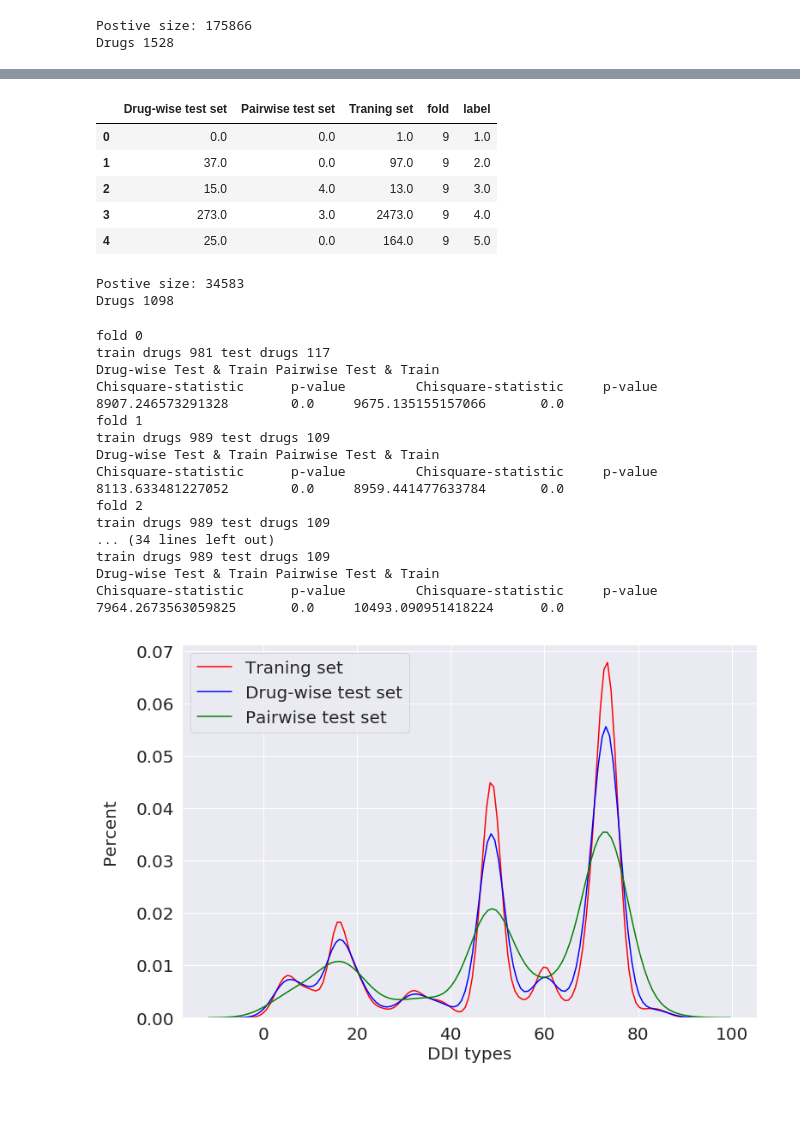
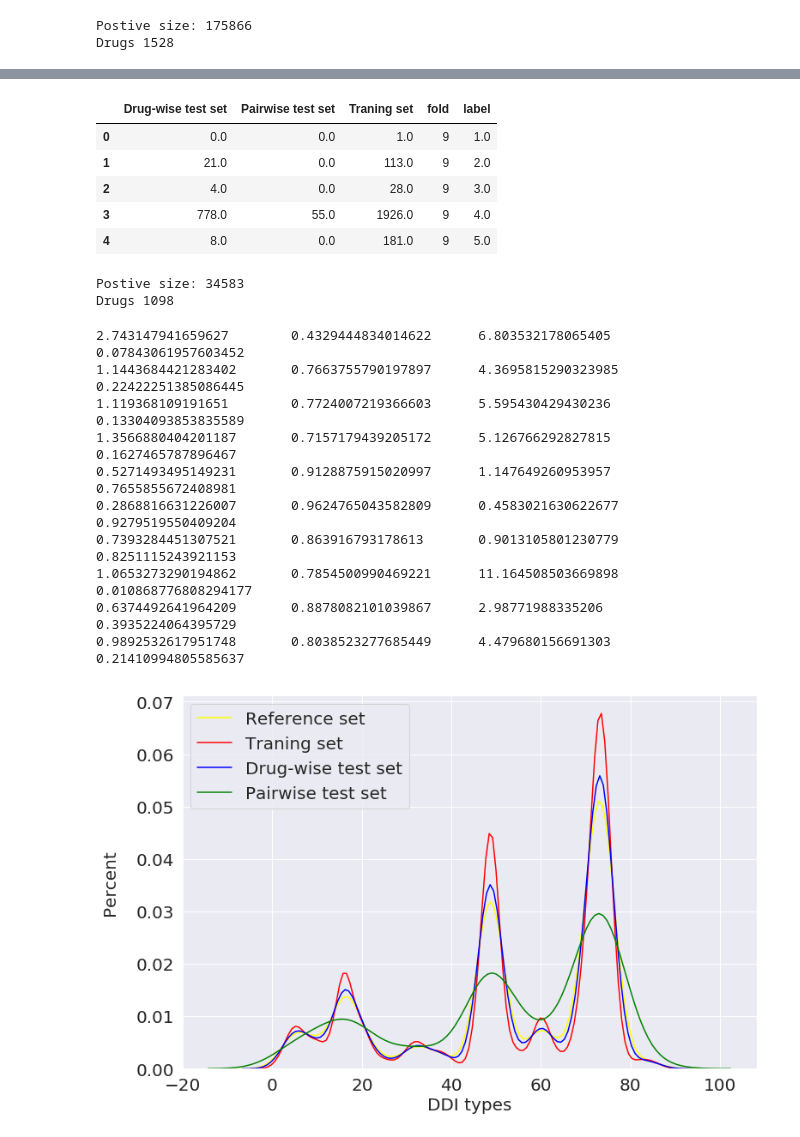
Before and after one commit to rcelebi/GraphEmbedding4DDI, a Jupyter notebook: plots/train_test_distrbution.ipynb, the cells around one changed output, grey strips where cells are left out. Saved outputs shown, nothing was run; the diff lists cells and outputs as text; code cells hidden in the pictures; blank space fills up the shorter version.

```diff
--- a/plots/train_test_distrbution.ipynb
+++ b/plots/train_test_distrbution.ipynb
@@ -47,14 +47,24 @@ Postive size: 175866
 Drugs 1528
 # %%
 from scipy.stats import chisquare
+
+def classify_4labels(a):
+    if a in [49, 47,73]:
+        return a
+    else:
+        return 0
+
 def chisquare_prediction(obs, exp):
-    a= obs.value_counts()
-    b= exp.value_counts()
+    a= obs.apply(classify_4labels).value_counts()
+    b= exp.apply(classify_4labels).value_counts()
     a.name = 'obs'
-    b.name ='exp'
-    a= a[a>5]
-    b= b[b>5]
+    b.name = 'exp'
     frequency_dist = pd.concat([a, b], axis=1).dropna()
+    frequency_dist.exp = 100 *frequency_dist.exp/float(sum(frequency_dist.exp))
+    frequency_dist.obs = 100 *frequency_dist.obs/float(sum(frequency_dist.obs))
+    #frequency_dist = frequency_dist[frequency_dist > 4].dropna()
+    #print (frequency_dist.head())
+    #print ('Sum', sum(frequency_dist.obs), sum(frequency_dist.exp))
     return chisquare(f_obs= frequency_dist.obs,   # Array of observed counts
                 f_exp= frequency_dist.exp)
 # %%
@@ -147,10 +151,10 @@ distribution.head()
 # %% [output]
 |  | Drug-wise test set | Pairwise test set | Traning set | fold | label |
 | 0 | 0.0 | 0.0 | 1.0 | 9 | 1.0 |
-| 1 | 37.0 | 0.0 | 97.0 | 9 | 2.0 |
-| 2 | 15.0 | 4.0 | 13.0 | 9 | 3.0 |
-| 3 | 273.0 | 3.0 | 2473.0 | 9 | 4.0 |
-| 4 | 25.0 | 0.0 | 164.0 | 9 | 5.0 |
+| 1 | 21.0 | 0.0 | 113.0 | 9 | 2.0 |
+| 2 | 4.0 | 0.0 | 28.0 | 9 | 3.0 |
+| 3 | 778.0 | 55.0 | 1926.0 | 9 | 4.0 |
+| 4 | 8.0 | 0.0 | 181.0 | 9 | 5.0 |
 # %%
 dist = distribution.pivot(index='label', columns='fold', values=['Traning set', 'Drug-wise test set', 'Pairwise test set'])
 # %%
@@ -160,39 +164,37 @@ common_drugs_db4, all_positives_db4 =getPositiveLabeledPairs(ddi4_df, label_df)
 # %% [output]
 Postive size: 34583
 Drugs 1098
+# %%
+ddi4_labels = pd.DataFrame(all_positives_db4, columns=['Drug1','Drug2'])
+# %%
+ddi4_labels = ddi4_labels.merge(label_df, how='left', on=['Drug1','Drug2'])
 # %%
 distribution, train_results, drugwise_results, pairwise_results = plot_distribution_k_fold(common_drugs_db4, all_positives_db4, n_fold=10)
 # %% [output]
-fold 0
-train drugs 981 test drugs 117
-Drug-wise Test & Train Pairwise Test & Train
-Chisquare-statistic      p-value         Chisquare-statistic     p-value
-8907.246573291328        0.0     9675.135155157066       0.0
-fold 1
-train drugs 989 test drugs 109
-Drug-wise Test & Train Pairwise Test & Train
-Chisquare-statistic      p-value         Chisquare-statistic     p-value
-8113.633481227052        0.0     8959.441477633784       0.0
-fold 2
-train drugs 989 test drugs 109
-... (34 lines left out)
-train drugs 989 test drugs 109
-Drug-wise Test & Train Pairwise Test & Train
-Chisquare-statistic      p-value         Chisquare-statistic     p-value
-7964.2673563059825       0.0     10493.090951418224      0.0
+2.743147941659627        0.4329444834014622      6.803532178065405       0.07843061957603452
+1.1443684421283402       0.7663755790197897      4.3695815290323985      0.22422251385086445
+1.119368109191651        0.7724007219366603      5.595430429430236       0.13304093853835589
+1.3566880404201187       0.7157179439205172      5.126766292827815       0.1627465787896467
+0.5271493495149231       0.9128875915020997      1.147649260953957       0.7655855672408981
+0.2868816631226007       0.9624765043582809      0.4583021630622677      0.9279519550409204
+0.7393284451307521       0.863916793178613       0.9013105801230779      0.8251115243921153
+1.0653273290194862       0.7854500990469221      11.164508503669898      0.010868776808294177
+0.6374492641964209       0.8878082101039867      2.98771988335206        0.3935224064395729
+0.9892532617951748       0.8038523277685449      4.479680156691303       0.21410994805585637
 # %%
 sns.set(rc={'figure.figsize':(12,8),'legend.fontsize': 20.0})
+ax = sns.distplot( ddi4_labels.Label ,hist =False, norm_hist= True, color="yellow", label="Reference set")
 ax = sns.distplot( train_results.Label ,hist =False, norm_hist= True, color="red", label="Traning set")
 ax = sns.distplot( drugwise_results.Label, hist =False,norm_hist= True, color="blue", label="Drug-wise test set")
 ax = sns.distplot( pairwise_results.Label, hist =False,norm_hist= True, color="green", label="Pairwise test set")
 
 ax.set_ylabel("Percent",fontsize=20)
 ax.set_xlabel("DDI types",fontsize=20)
 ax.yaxis.labelpad = 20
 ax.tick_params(labelsize=20)
 ax.figure.savefig("db4_percent_test_mean_distribution.png")
 # %% [output]
-[figure, old version]
+[figure, new version]
 # %%
 dist = distribution.pivot(index='label', columns='fold', values=['Traning set', 'Drug-wise test set', 'Pairwise test set'])
 # %%
```
Also changed, not shown: parts of 3 cells of this notebook, 1 other file.
